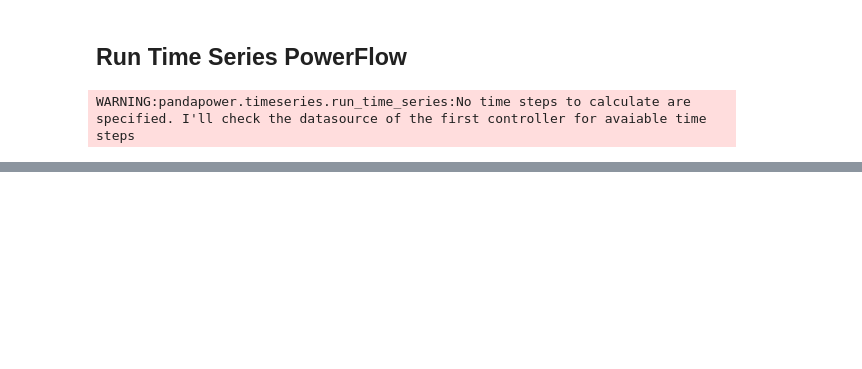
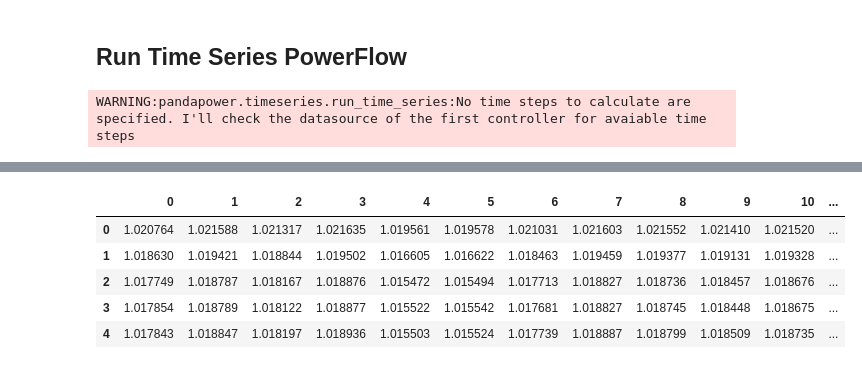
Before and after one commit to claudeshyaka/master-project-repo, a Jupyter notebook: Generating_Simulation_Data.ipynb, the cells around one changed output, grey strips where cells are left out. Saved outputs shown, nothing was run; the diff lists cells and outputs as text; code cells hidden in the pictures; blank space fills up the shorter version.

```diff
--- a/Generating_Simulation_Data.ipynb
+++ b/Generating_Simulation_Data.ipynb
@@ -102,15 +139,9 @@ import pandapower as pp
 
 random.seed(10)
 
-output_dir = os.path.join("/content/drive/MyDrive/datasource",
-                          "time_series_w_sgen")
+output_dir = os.path.join("/content/drive/MyDrive/datasource/datasets",
+                          f"{grid_code}")
 print("Results can be found in your local temp folder: {}".format(output_dir))
 if not os.path.exists(output_dir):
   os.mkdir(output_dir)
-# else:
-#   try:
-#     shutil.rmtree(output_dir)
-#     print('Folder and its content cleared.')
-#   except:
-#     print('Folder not deleted')
 # %% [output]
@@ -148,0 +183,14 @@ net.res_bus.tail()
+# %%
+# root_dir = "/content/drive/MyDrive/datasource/"
+# output_dir = os.path.join(root_dir,
+#                           "time_series_w_sgen")
+bus_vm_pu_data = os.path.join(output_dir, "res_bus/vm_pu.xlsx")
+bus_vm_pu_df = pd.read_excel(bus_vm_pu_data, index_col=0)
+bus_vm_pu_df.head()
+# %% [output]
+|  | 0 | 1 | 2 | 3 | 4 | 5 | 6 | 7 | 8 | 9 | 10 | ... |
+| 0 | 1.020764 | 1.021588 | 1.021317 | 1.021635 | 1.019561 | 1.019578 | 1.021031 | 1.021603 | 1.021552 | 1.021410 | 1.021520 | ... |
+| 1 | 1.018630 | 1.019421 | 1.018844 | 1.019502 | 1.016605 | 1.016622 | 1.018463 | 1.019459 | 1.019377 | 1.019131 | 1.019328 | ... |
+| 2 | 1.017749 | 1.018787 | 1.018167 | 1.018876 | 1.015472 | 1.015494 | 1.017713 | 1.018827 | 1.018736 | 1.018457 | 1.018676 | ... |
+| 3 | 1.017854 | 1.018789 | 1.018122 | 1.018877 | 1.015522 | 1.015542 | 1.017681 | 1.018827 | 1.018745 | 1.018448 | 1.018675 | ... |
+| 4 | 1.017843 | 1.018847 | 1.018197 | 1.018936 | 1.015503 | 1.015524 | 1.017739 | 1.018887 | 1.018799 | 1.018509 | 1.018735 | ... |
```
Also changed, not shown: parts of 20 cells of this notebook.
